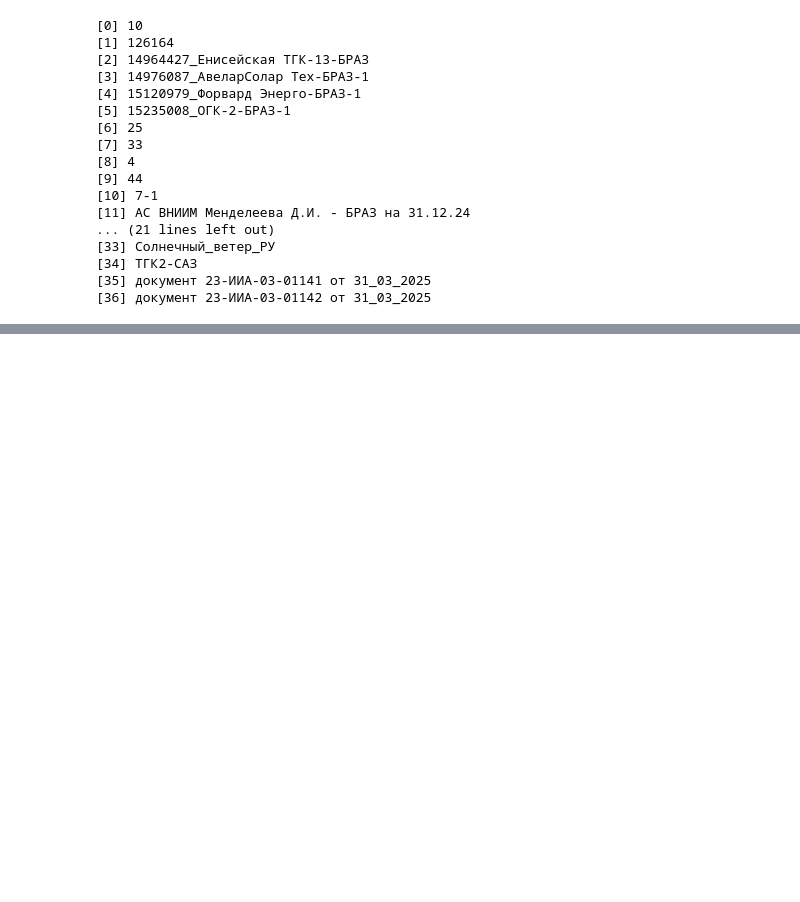
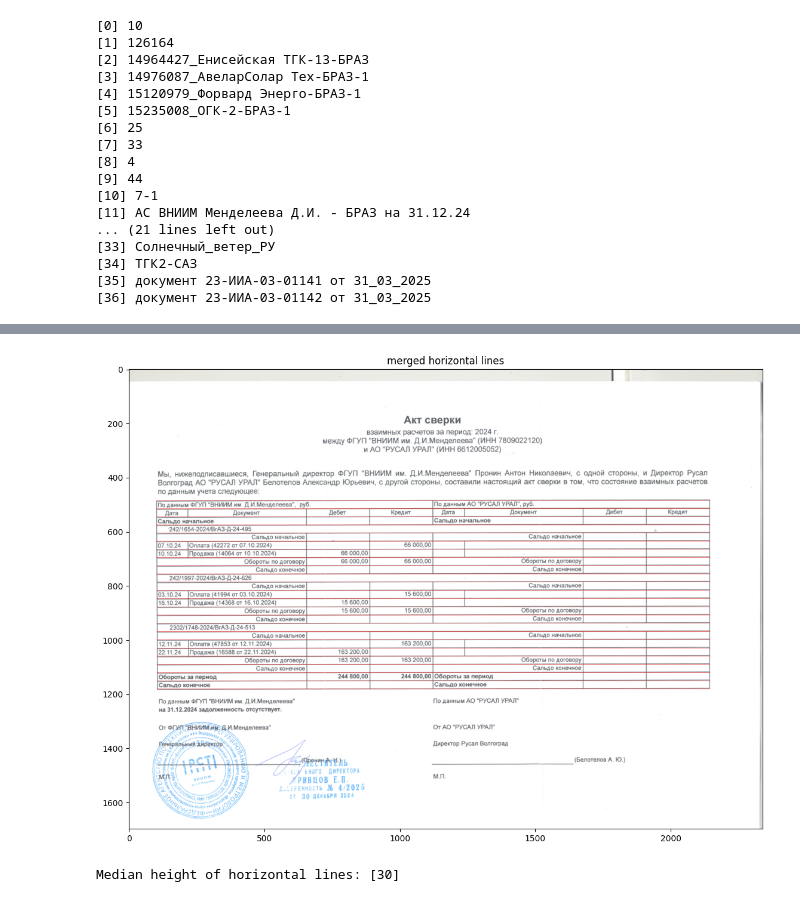
Before and after one commit to SergeyKrasnoslobodtsev/recon_vision, a Jupyter notebook: notebooks/test_table_mask.ipynb, the cells around one changed output, grey strips where cells are left out. Drawn from its saved outputs; the diff is of its cells as text; code cells hidden in the pictures; blank space fills up the shorter version.

```diff
--- a/notebooks/test_table_mask.ipynb
+++ b/notebooks/test_table_mask.ipynb
@@ -360,0 +326,58 @@ plt.show()
+# %%
+h_lines = [
+    extract_lines(
+        lines,
+        axis=LineAxis.Y,
+        axis_tol=10,
+        merge_gap=5,
+        min_len=10,
+    )
+    for lines in h_raw_lines
+]
+
+h_segments_img = img.copy()
+for bbox, box_lines in zip(bboxes, h_lines, strict=False):
+    x_min, y_min, x_max, y_max = bbox.to_tuple()
+    for y_axis, x_segs in box_lines:
+        for x_start, x_end in x_segs:
+            cv2.line(
+                h_segments_img,
+                (x_start + x_min, y_axis + y_min),
+                (x_end + x_min, y_axis + y_min),
+                (255, 0, 0),
+                1,
+            )
+
+plt.figure(figsize=(20, 10))
+plt.imshow(h_segments_img)
+plt.title("merged horizontal lines")
+plt.show()
+# %% [output]
+[figure, added]
+# %%
+def median_axis_step(
+    lines_by_box: list[list[tuple[int, SegmentsArray]]],
+    default: int = 0,
+) -> list[int]:
+    result: list[int] = []
+    for box_lines in lines_by_box:
+        axes = np.array([axis for axis, _ in box_lines], dtype=np.int32)
+
+        if axes.size < 2:
+            result.append(default)
+            continue
+
+        axes = np.sort(axes)
+        diffs = np.diff(axes)
+        diffs = diffs[diffs > 0]
+
+        if diffs.size == 0:
+            result.append(default)
+            continue
+
+        result.append(int(np.median(diffs)))
+    return result
+median_dist_rows = median_axis_step(h_lines)
+print(f"Median height of horizontal lines: {median_dist_rows}")
+# %% [output]
+Median height of horizontal lines: [30]
```
Also changed, not shown: parts of 23 cells of this notebook.
